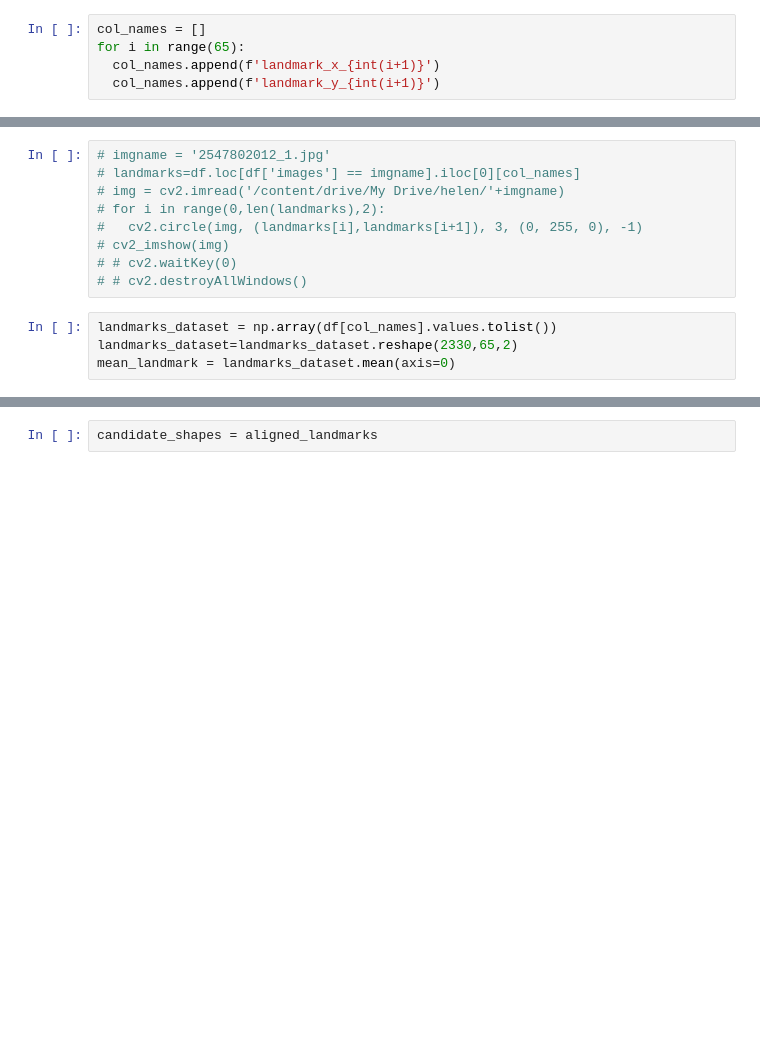
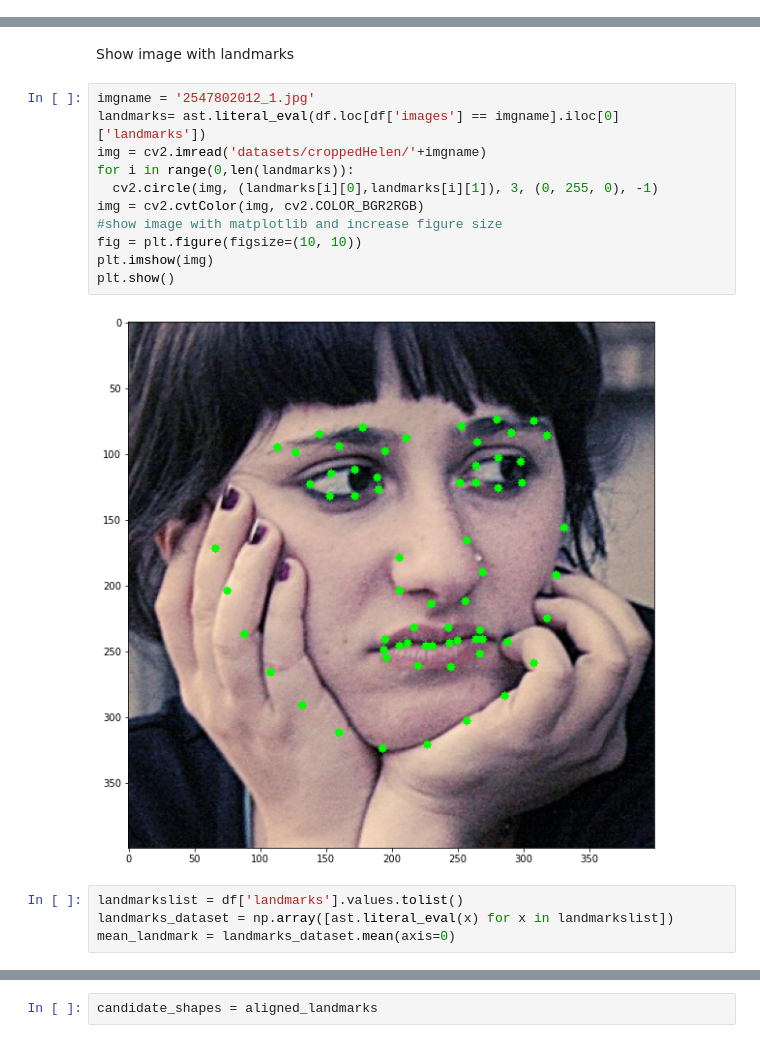
Before and after one commit to AmmarMohamed21/Facial-Landmarks-Detector, a Jupyter notebook: landmark_playground.ipynb, the cells around one changed output, grey strips where cells are left out. Drawn from its saved outputs; the diff is of its cells as text; blank space fills up the shorter version.

```diff
--- a/landmark_playground.ipynb
+++ b/landmark_playground.ipynb
@@ -28,5 +12,0 @@ import ast
-# %%
-col_names = []
-for i in range(65):
-  col_names.append(f'landmark_x_{int(i+1)}')
-  col_names.append(f'landmark_y_{int(i+1)}')
@@ -62,13 +24,19 @@ df.head()
+# %% [markdown]
+Show image with landmarks
 # %%
-# imgname = '2547802012_1.jpg'
-# landmarks=df.loc[df['images'] == imgname].iloc[0][col_names]
-# img = cv2.imread('/content/drive/My Drive/helen/'+imgname)
-# for i in range(0,len(landmarks),2):
-#   cv2.circle(img, (landmarks[i],landmarks[i+1]), 3, (0, 255, 0), -1)
-# cv2_imshow(img)
-# # cv2.waitKey(0)
-# # cv2.destroyAllWindows()
+imgname = '2547802012_1.jpg'
+landmarks= ast.literal_eval(df.loc[df['images'] == imgname].iloc[0]['landmarks'])
+img = cv2.imread('datasets/croppedHelen/'+imgname)
+for i in range(0,len(landmarks)):
+  cv2.circle(img, (landmarks[i][0],landmarks[i][1]), 3, (0, 255, 0), -1)
+img = cv2.cvtColor(img, cv2.COLOR_BGR2RGB)
+#show image with matplotlib and increase figure size
+fig = plt.figure(figsize=(10, 10))
+plt.imshow(img)
+plt.show()
+# %% [output]
+[figure, added]
 # %%
-landmarks_dataset = np.array(df[col_names].values.tolist())
-landmarks_dataset=landmarks_dataset.reshape(2330,65,2)
+landmarkslist = df['landmarks'].values.tolist()
+landmarks_dataset = np.array([ast.literal_eval(x) for x in landmarkslist])
 mean_landmark = landmarks_dataset.mean(axis=0)
```
Also changed, not shown: parts of 13 cells of this notebook, 1 other file.
